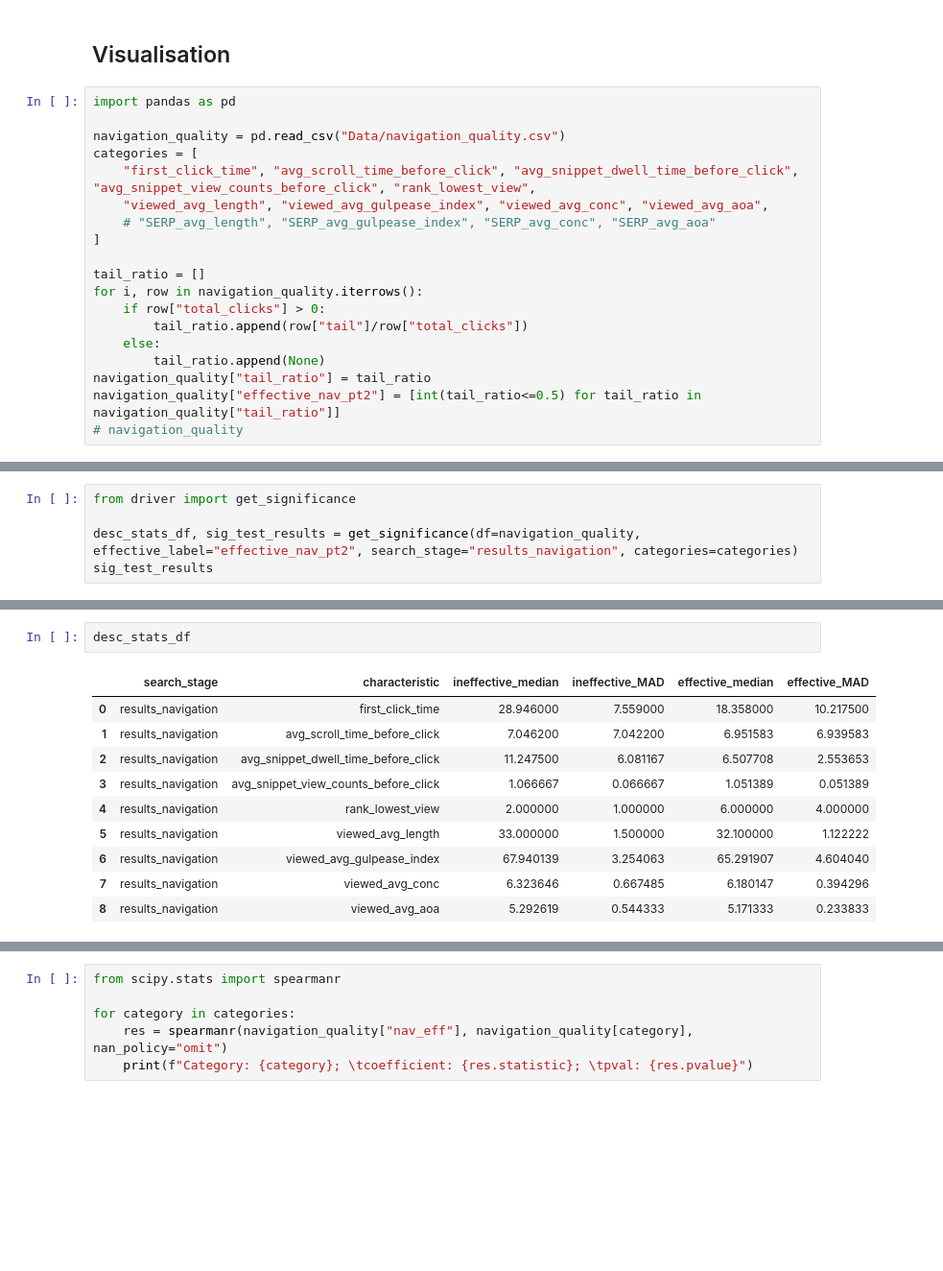
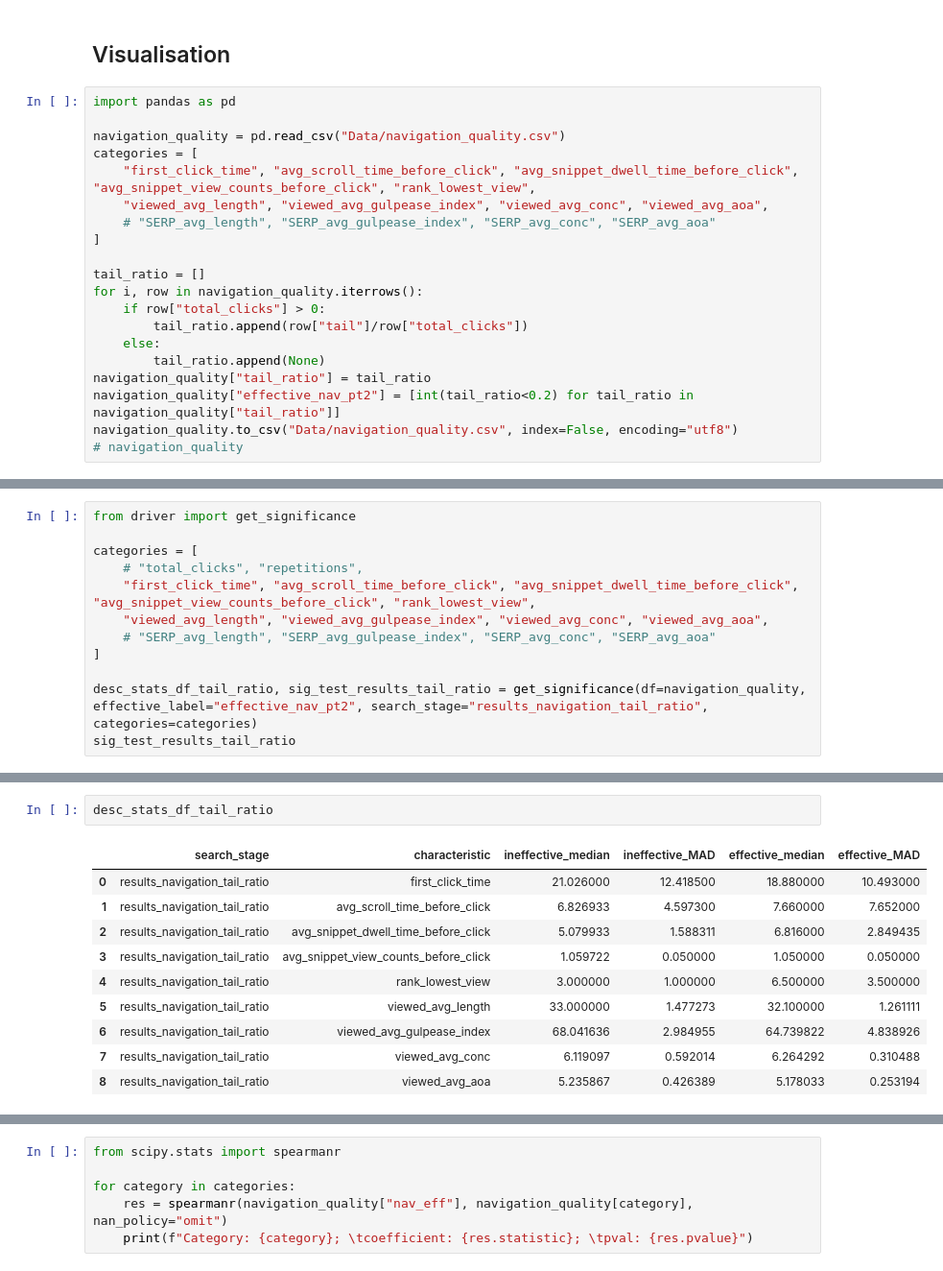
Before and after one commit to SOLandChildren/CHIIR27_LogAnalysis, a Jupyter notebook: results_navigation.ipynb, the cells around one changed output, grey strips where cells are left out. Shown at 96% size. Drawn from its saved outputs; the diff is of its cells as text; blank space fills up the shorter version.

```diff
--- a/results_navigation.ipynb
+++ b/results_navigation.ipynb
@@ -204,7 +204,8 @@ for i, row in navigation_quality.iterrows():
     else:
         tail_ratio.append(None)
 navigation_quality["tail_ratio"] = tail_ratio
-navigation_quality["effective_nav_pt2"] = [int(tail_ratio<=0.5) for tail_ratio in navigation_quality["tail_ratio"]]
+navigation_quality["effective_nav_pt2"] = [int(tail_ratio<0.2) for tail_ratio in navigation_quality["tail_ratio"]]
+navigation_quality.to_csv("Data/navigation_quality.csv", index=False, encoding="utf8")
 # navigation_quality
 # %%
 len(navigation_quality.loc[navigation_quality["effective_nav_pt2"]==1]), len(navigation_quality)
@@ -211,7 +249,14 @@ len(navigation_quality.loc[navigation_quality["effective_nav_pt2"]==1]), len(nav
 # %%
 from driver import get_significance
 
-desc_stats_df, sig_test_results = get_significance(df=navigation_quality, effective_label="effective_nav_pt2", search_stage="results_navigation", categories=categories)
-sig_test_results
+categories = [
+    # "total_clicks", "repetitions",
+    "first_click_time", "avg_scroll_time_before_click", "avg_snippet_dwell_time_before_click", "avg_snippet_view_counts_before_click", "rank_lowest_view",
+    "viewed_avg_length", "viewed_avg_gulpease_index", "viewed_avg_conc", "viewed_avg_aoa",
+    # "SERP_avg_length", "SERP_avg_gulpease_index", "SERP_avg_conc", "SERP_avg_aoa"
+]
+
+desc_stats_df_tail_ratio, sig_test_results_tail_ratio = get_significance(df=navigation_quality, effective_label="effective_nav_pt2", search_stage="results_navigation_tail_ratio", categories=categories)
+sig_test_results_tail_ratio
 # %% [output]
 |  | search_stage | characteristic | test_statistic | pval | significant |
@@ -227,16 +272,16 @@ sig_test_results
 # %%
-desc_stats_df
+desc_stats_df_tail_ratio
 # %% [output]
 |  | search_stage | characteristic | ineffective_median | ineffective_MAD | effective_median | effective_MAD |
-| 0 | results_navigation | first_click_time | 28.946000 | 7.559000 | 18.358000 | 10.217500 |
-| 1 | results_navigation | avg_scroll_time_before_click | 7.046200 | 7.042200 | 6.951583 | 6.939583 |
-| 2 | results_navigation | avg_snippet_dwell_time_before_click | 11.247500 | 6.081167 | 6.507708 | 2.553653 |
-| 3 | results_navigation | avg_snippet_view_counts_before_click | 1.066667 | 0.066667 | 1.051389 | 0.051389 |
-| 4 | results_navigation | rank_lowest_view | 2.000000 | 1.000000 | 6.000000 | 4.000000 |
-| 5 | results_navigation | viewed_avg_length | 33.000000 | 1.500000 | 32.100000 | 1.122222 |
-| 6 | results_navigation | viewed_avg_gulpease_index | 67.940139 | 3.254063 | 65.291907 | 4.604040 |
-| 7 | results_navigation | viewed_avg_conc | 6.323646 | 0.667485 | 6.180147 | 0.394296 |
-| 8 | results_navigation | viewed_avg_aoa | 5.292619 | 0.544333 | 5.171333 | 0.233833 |
+| 0 | results_navigation_tail_ratio | first_click_time | 21.026000 | 12.418500 | 18.880000 | 10.493000 |
+| 1 | results_navigation_tail_ratio | avg_scroll_time_before_click | 6.826933 | 4.597300 | 7.660000 | 7.652000 |
+| 2 | results_navigation_tail_ratio | avg_snippet_dwell_time_before_click | 5.079933 | 1.588311 | 6.816000 | 2.849435 |
+| 3 | results_navigation_tail_ratio | avg_snippet_view_counts_before_click | 1.059722 | 0.050000 | 1.050000 | 0.050000 |
+| 4 | results_navigation_tail_ratio | rank_lowest_view | 3.000000 | 1.000000 | 6.500000 | 3.500000 |
+| 5 | results_navigation_tail_ratio | viewed_avg_length | 33.000000 | 1.477273 | 32.100000 | 1.261111 |
+| 6 | results_navigation_tail_ratio | viewed_avg_gulpease_index | 68.041636 | 2.984955 | 64.739822 | 4.838926 |
+| 7 | results_navigation_tail_ratio | viewed_avg_conc | 6.119097 | 0.592014 | 6.264292 | 0.310488 |
+| 8 | results_navigation_tail_ratio | viewed_avg_aoa | 5.235867 | 0.426389 | 5.178033 | 0.253194 |
 # %%
 from driver import get_boxplots
 
```
Also changed, not shown: parts of 6 cells of this notebook, 22 other files.
